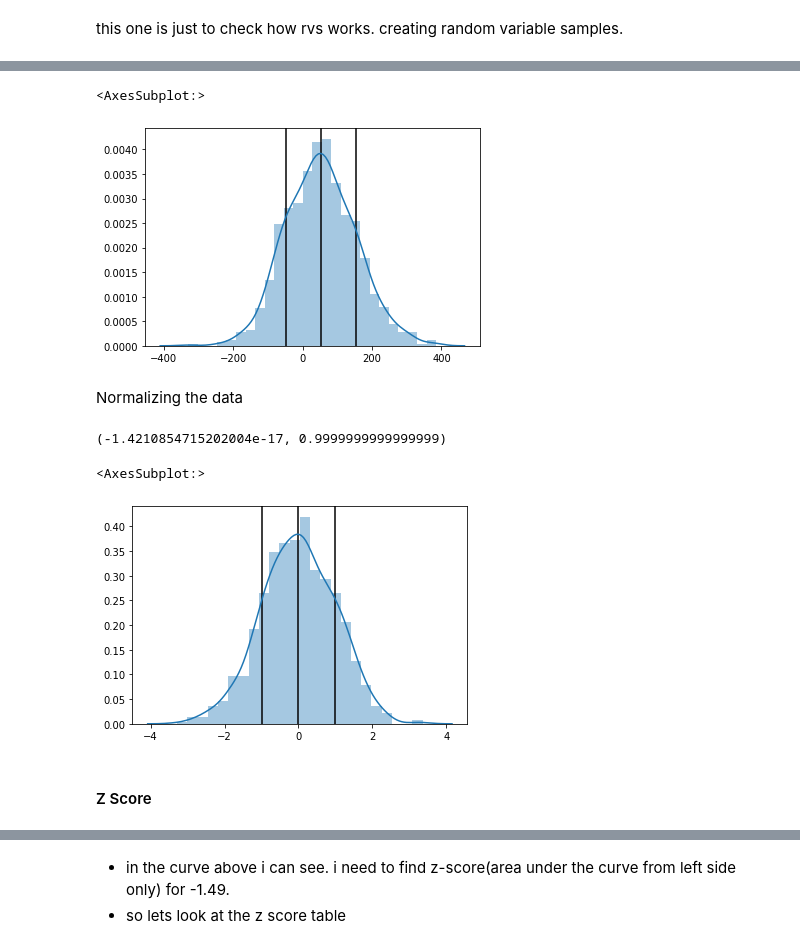
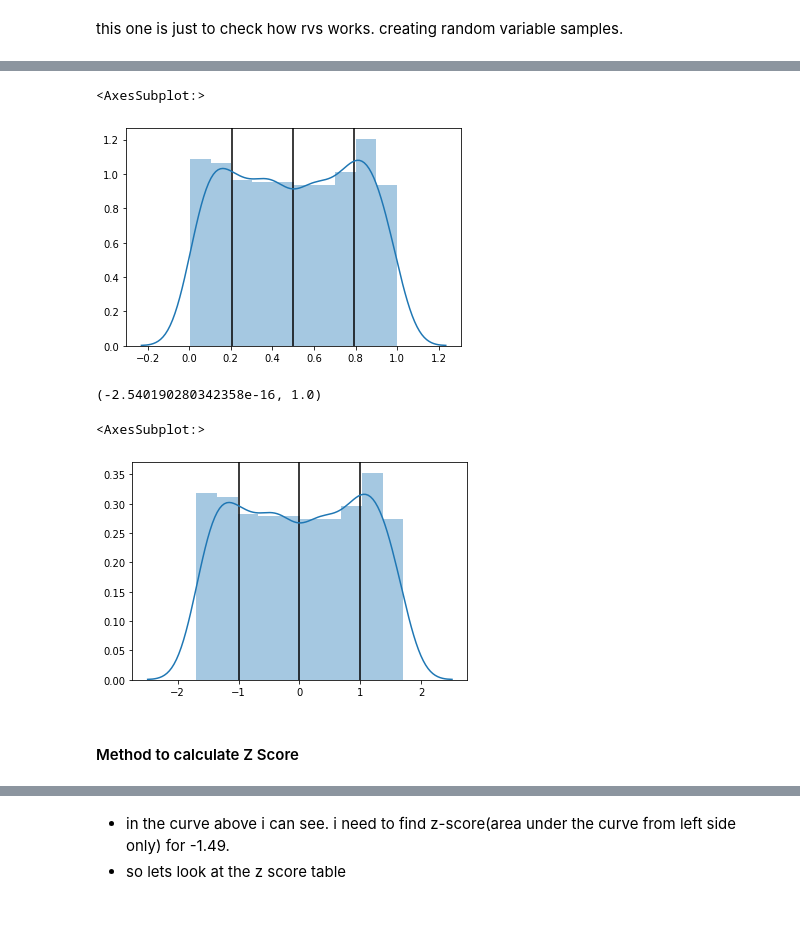
Before and after one commit to NishantBaheti/MachineLearningExploration, a Jupyter notebook: PracticalStatistics/Distributions.ipynb, the cells around one changed output, grey strips where cells are left out. Saved outputs shown, nothing was run; the diff lists cells and outputs as text; code cells hidden in the pictures; blank space fills up the shorter version.

```diff
--- a/PracticalStatistics/Distributions.ipynb
+++ b/PracticalStatistics/Distributions.ipynb
@@ -326,32 +358,30 @@ sns.distplot(snd)
 # %%
-data = np.random.normal(loc=50,scale=100,size=1000)
+data = np.random.rand(1000)
 
 plt.axvline(data.mean(),color='k')
 plt.axvline(data.mean() - data.std(),color='k')
 plt.axvline(data.mean() + data.std(),color='k')
 
 sns.distplot(data)
 # %% [output]
 <AxesSubplot:>
-[figure, old version]
+[figure, new version]
-# %% [markdown]
-Normalizing the data
 # %%
-snd_data = (data - data.mean()) / data.std(ddof=1)
+z_scores = (data - data.mean()) / data.std(ddof=1)
 
-snd_data.mean(),snd_data.std(ddof=1)
+z_scores.mean(),z_scores.std(ddof=1)
 # %% [output]
-(-1.4210854715202004e-17, 0.9999999999999999)
+(-2.540190280342358e-16, 1.0)
 # %%
-plt.axvline(snd_data.mean(),color='k')
-plt.axvline(snd_data.mean() - snd_data.std(),color='k')
-plt.axvline(snd_data.mean() + snd_data.std(),color='k')
-sns.distplot(snd_data)
+plt.axvline(z_scores.mean(),color='k')
+plt.axvline(z_scores.mean() - z_scores.std(),color='k')
+plt.axvline(z_scores.mean() + z_scores.std(),color='k')
+sns.distplot(z_scores)
 # %% [output]
 <AxesSubplot:>
-[figure, old version]
+[figure, new version]
 # %% [markdown]
-#### Z Score
+#### Method to calculate Z Score
 # %%
 mu = 75
 sigma = 10
```
Also changed, not shown: parts of 19 cells of this notebook.
